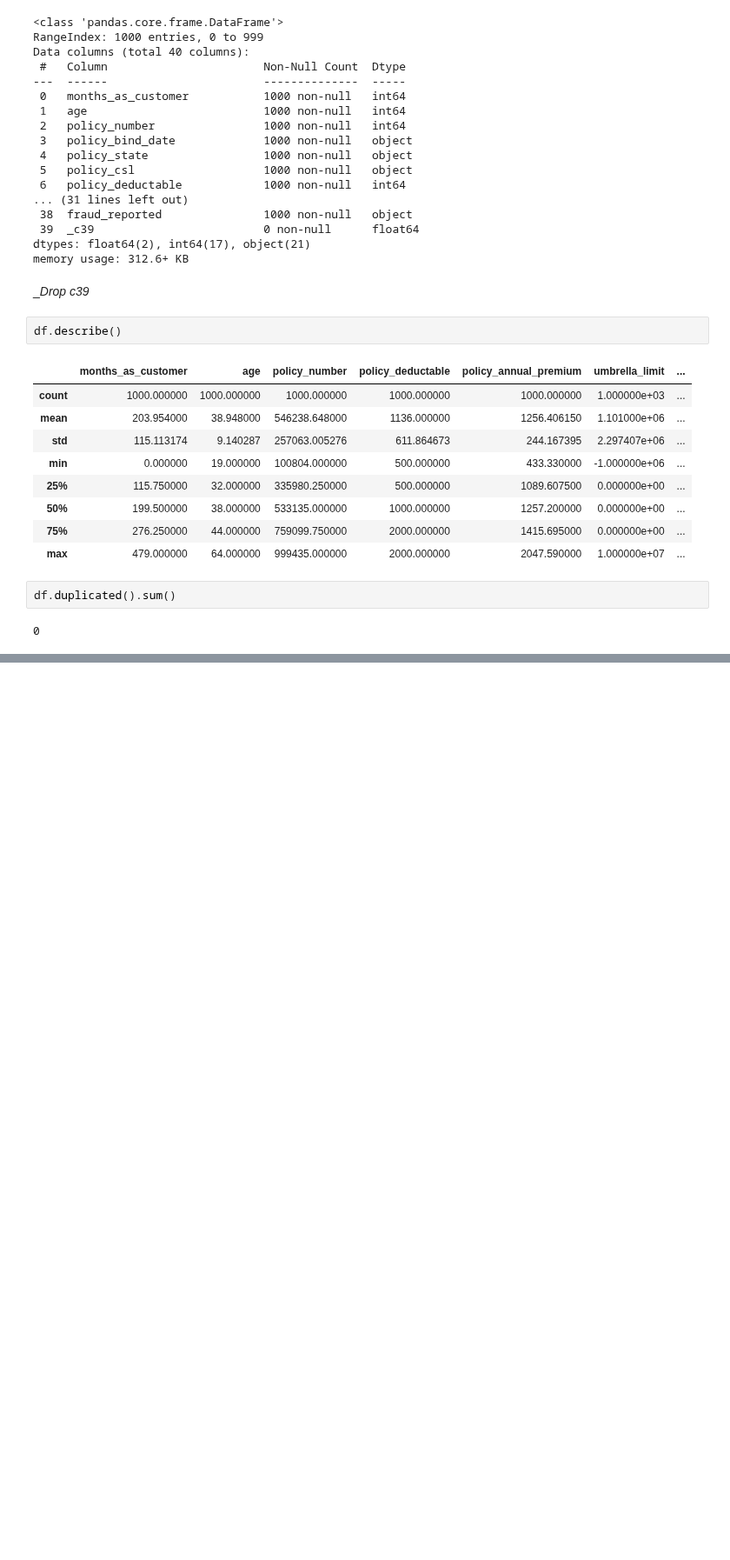
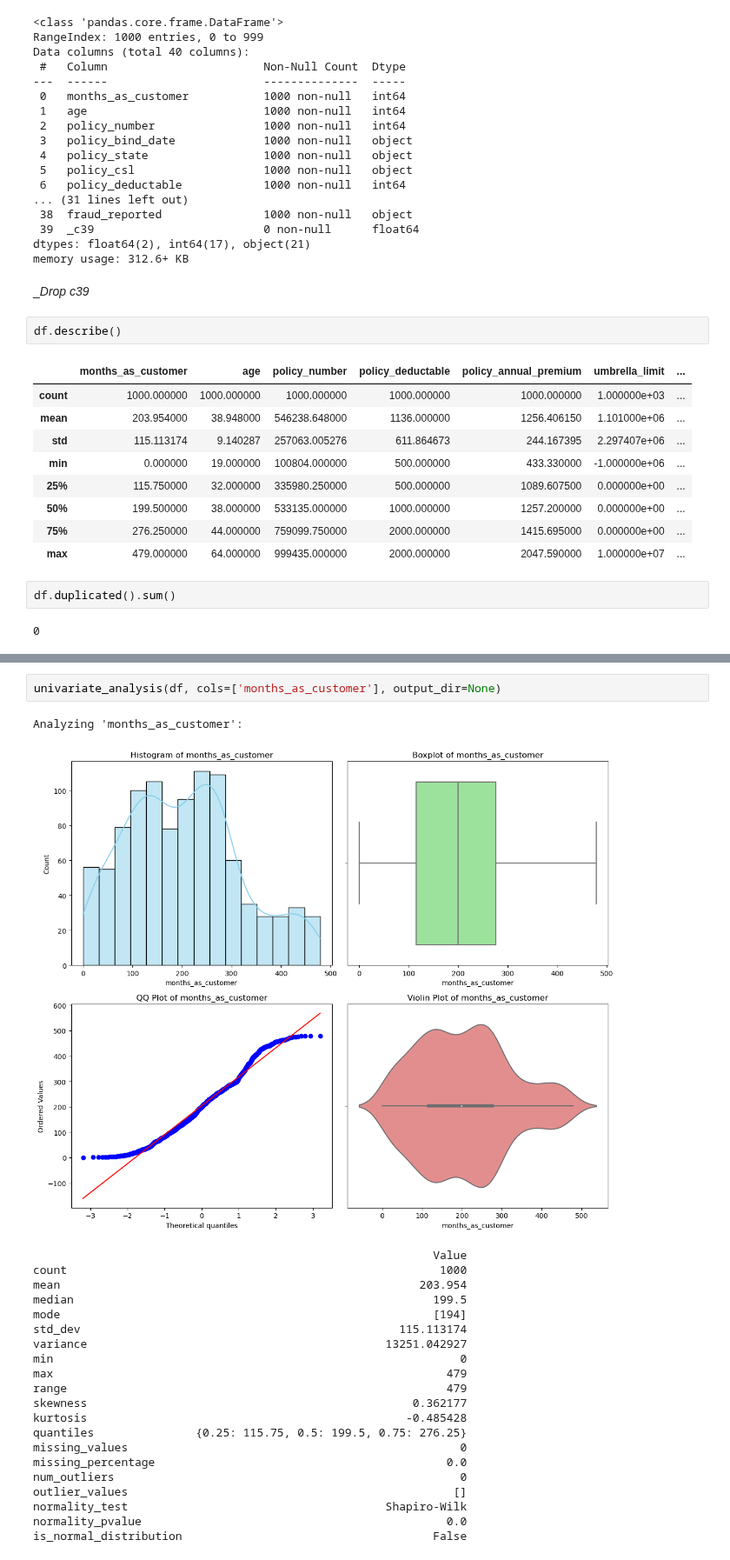
Before and after one commit to She-LoyceTsuma/Capstone, a Jupyter notebook: insurancenotebook.ipynb, the cells around one changed output, grey strips where cells are left out. Shown at 87% size. Cells and saved outputs as stored; diff of their text form; blank space fills up the shorter version.

```diff
--- a/insurancenotebook.ipynb
+++ b/insurancenotebook.ipynb
@@ -54,0 +215,25 @@ df.duplicated().sum()
+# %%
+univariate_analysis(df, cols=['months_as_customer'], output_dir=None)
+# %% [output]
+Analyzing 'months_as_customer':
+[figure, added]
+                                                           Value
+count                                                       1000
+mean                                                     203.954
+median                                                     199.5
+mode                                                       [194]
+std_dev                                               115.113174
+variance                                            13251.042927
+min                                                            0
+max                                                          479
+range                                                        479
+skewness                                                0.362177
+kurtosis                                               -0.485428
+quantiles               {0.25: 115.75, 0.5: 199.5, 0.75: 276.25}
+missing_values                                                 0
+missing_percentage                                           0.0
+num_outliers                                                   0
+outlier_values                                                []
+normality_test                                      Shapiro-Wilk
+normality_pvalue                                             0.0
+is_normal_distribution                                     False
```
Also changed, not shown: parts of 7 cells of this notebook.
